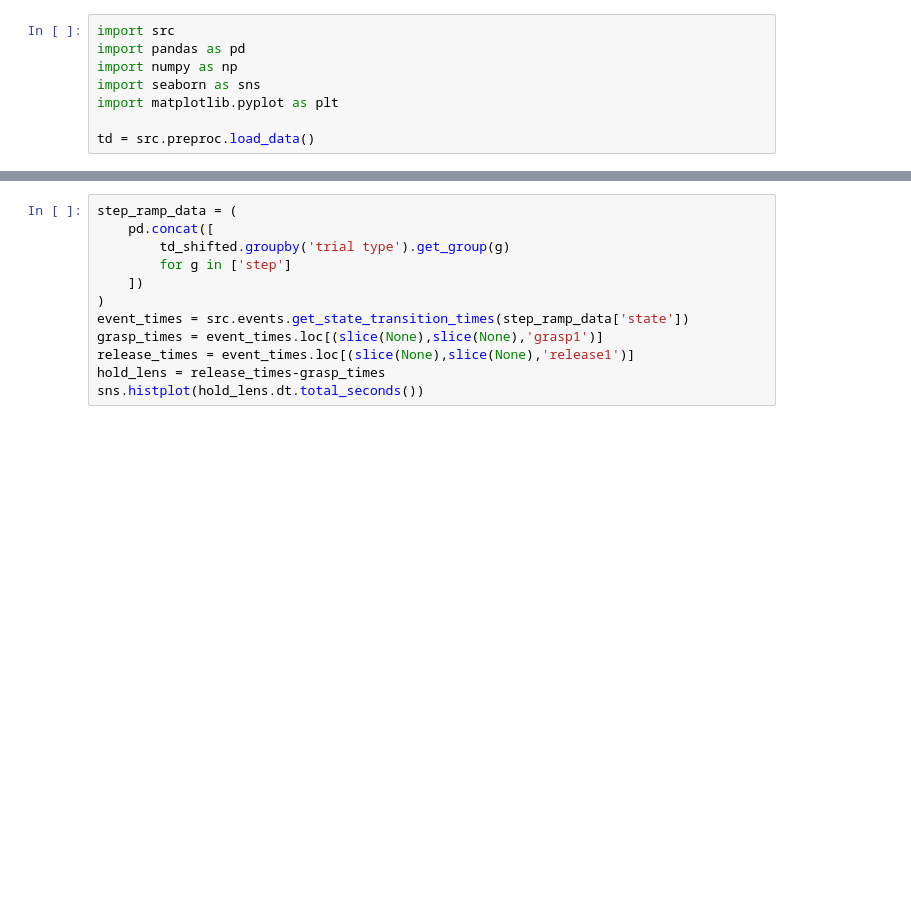
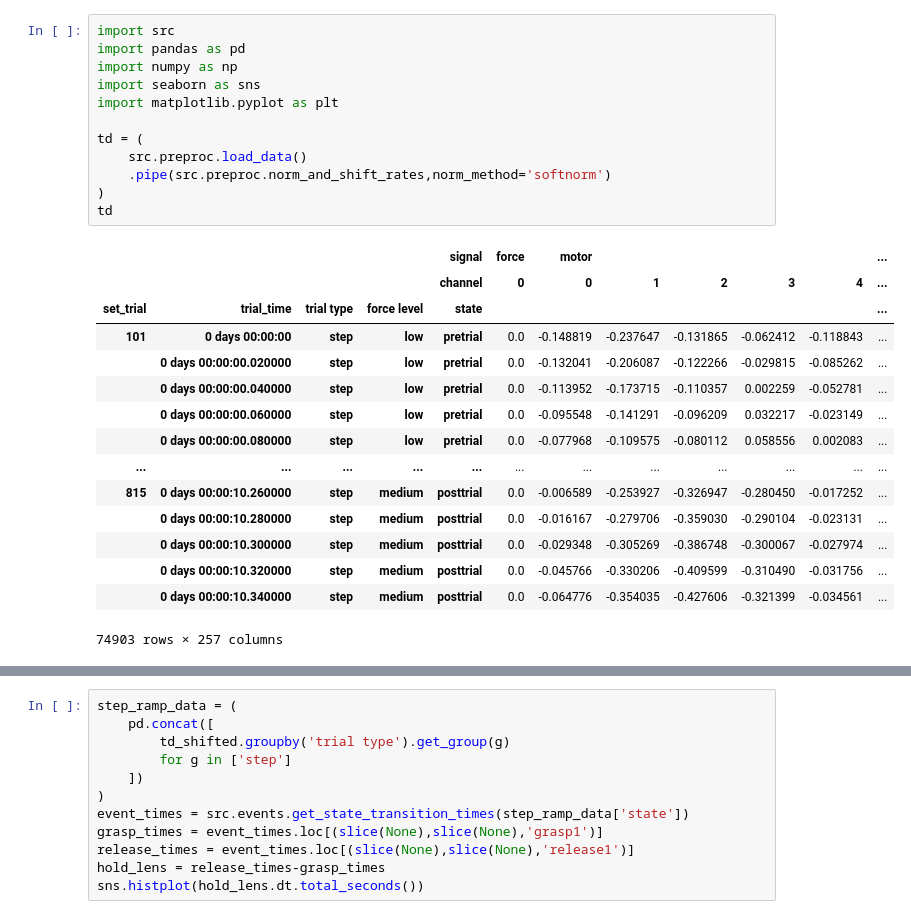
Before and after one commit to raeedcho/human-m1-s1, a Jupyter notebook: scripts/explore_data.ipynb, the cells around one changed output, grey strips where cells are left out. Saved outputs shown, nothing was run; the diff lists cells and outputs as text; blank space fills up the shorter version.

```diff
--- a/scripts/explore_data.ipynb
+++ b/scripts/explore_data.ipynb
@@ -1,9 +1,29 @@
 # %%
 import src
 import pandas as pd
 import numpy as np
 import seaborn as sns
 import matplotlib.pyplot as plt
 
-td = src.preproc.load_data()
+td = (
+    src.preproc.load_data()
+    .pipe(src.preproc.norm_and_shift_rates,norm_method='softnorm')
+)
+td
+# %% [output]
+|  |  |  |  | signal | force | motor |  |  |  |  | ... |
+|  |  |  |  | channel | 0 | 0 | 1 | 2 | 3 | 4 | ... |
+| set_trial | trial_time | trial type | force level | state |  |  |  |  |  |  | ... |
+| 101 | 0 days 00:00:00 | step | low | pretrial | 0.0 | -0.148819 | -0.237647 | -0.131865 | -0.062412 | -0.118843 | ... |
+|  | 0 days 00:00:00.020000 | step | low | pretrial | 0.0 | -0.132041 | -0.206087 | -0.122266 | -0.029815 | -0.085262 | ... |
+|  | 0 days 00:00:00.040000 | step | low | pretrial | 0.0 | -0.113952 | -0.173715 | -0.110357 | 0.002259 | -0.052781 | ... |
+|  | 0 days 00:00:00.060000 | step | low | pretrial | 0.0 | -0.095548 | -0.141291 | -0.096209 | 0.032217 | -0.023149 | ... |
+|  | 0 days 00:00:00.080000 | step | low | pretrial | 0.0 | -0.077968 | -0.109575 | -0.080112 | 0.058556 | 0.002083 | ... |
+| ... | ... | ... | ... | ... | ... | ... | ... | ... | ... | ... | ... |
+| 815 | 0 days 00:00:10.260000 | step | medium | posttrial | 0.0 | -0.006589 | -0.253927 | -0.326947 | -0.280450 | -0.017252 | ... |
+|  | 0 days 00:00:10.280000 | step | medium | posttrial | 0.0 | -0.016167 | -0.279706 | -0.359030 | -0.290104 | -0.023131 | ... |
+|  | 0 days 00:00:10.300000 | step | medium | posttrial | 0.0 | -0.029348 | -0.305269 | -0.386748 | -0.300067 | -0.027974 | ... |
+|  | 0 days 00:00:10.320000 | step | medium | posttrial | 0.0 | -0.045766 | -0.330206 | -0.409599 | -0.310490 | -0.031756 | ... |
+|  | 0 days 00:00:10.340000 | step | medium | posttrial | 0.0 | -0.064776 | -0.354035 | -0.427606 | -0.321399 | -0.034561 | ... |
+74903 rows × 257 columns
 # %%
```
Also changed, not shown: parts of 17 cells of this notebook, 5 other files.
